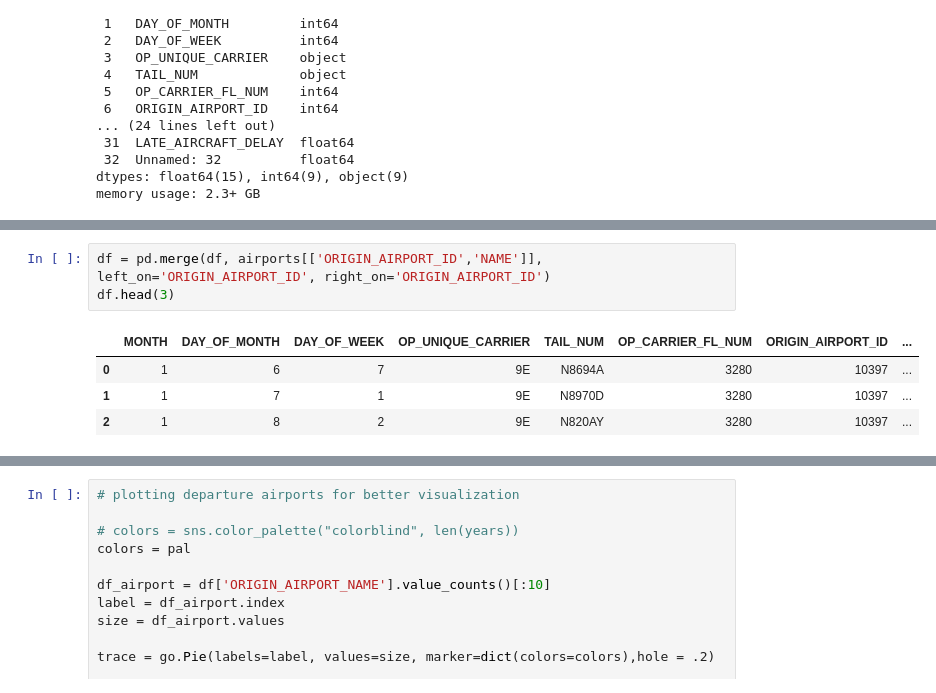
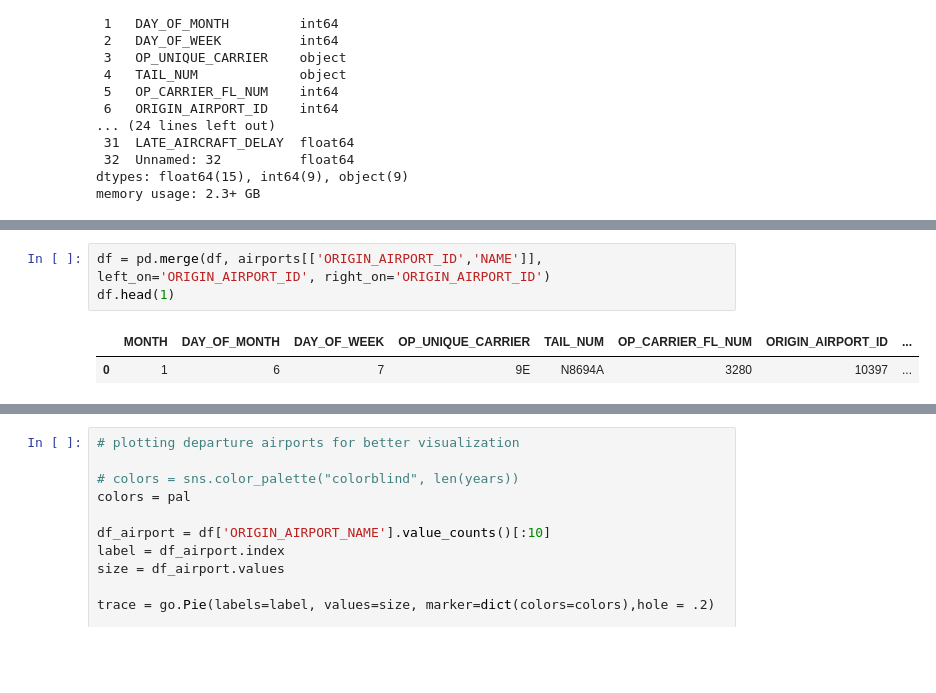
Before and after one commit to loft897/Final-Project-Jedha, a Jupyter notebook: final_project.ipynb, the cells around one changed output, grey strips where cells are left out. Drawn from its saved outputs; the diff is of its cells as text; blank space fills up the shorter version.

```diff
--- a/final_project.ipynb
+++ b/final_project.ipynb
@@ -95,11 +88,9 @@ airports.head()
 # %%
 df = pd.merge(df, airports[['ORIGIN_AIRPORT_ID','NAME']], left_on='ORIGIN_AIRPORT_ID', right_on='ORIGIN_AIRPORT_ID')
-df.head(3)
+df.head(1)
 # %% [output]
 |  | MONTH | DAY_OF_MONTH | DAY_OF_WEEK | OP_UNIQUE_CARRIER | TAIL_NUM | OP_CARRIER_FL_NUM | ORIGIN_AIRPORT_ID | ... |
 | 0 | 1 | 6 | 7 | 9E | N8694A | 3280 | 10397 | ... |
-| 1 | 1 | 7 | 1 | 9E | N8970D | 3280 | 10397 | ... |
-| 2 | 1 | 8 | 2 | 9E | N820AY | 3280 | 10397 | ... |
 # %%
 # Merge carriers list into dataframe
 carriers = pd.read_csv('./assets/CARRIER_DECODE.csv')
```
Also changed, not shown: parts of 120 cells of this notebook, 30 other files.
